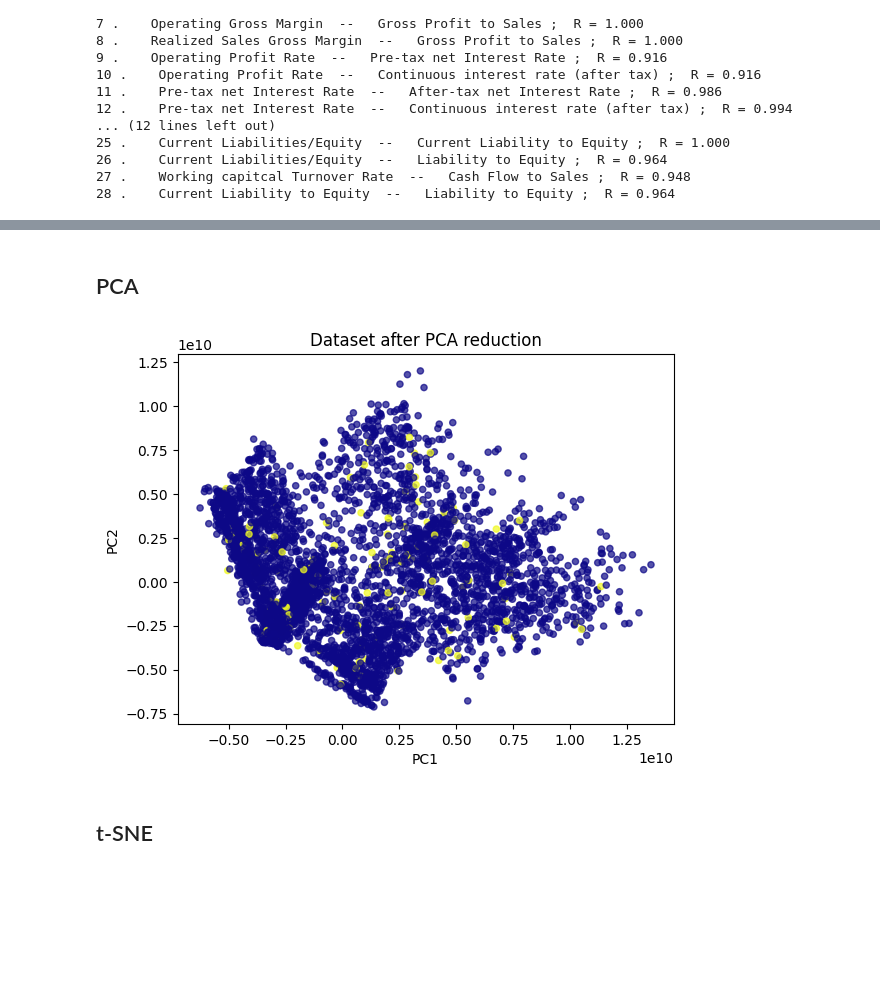
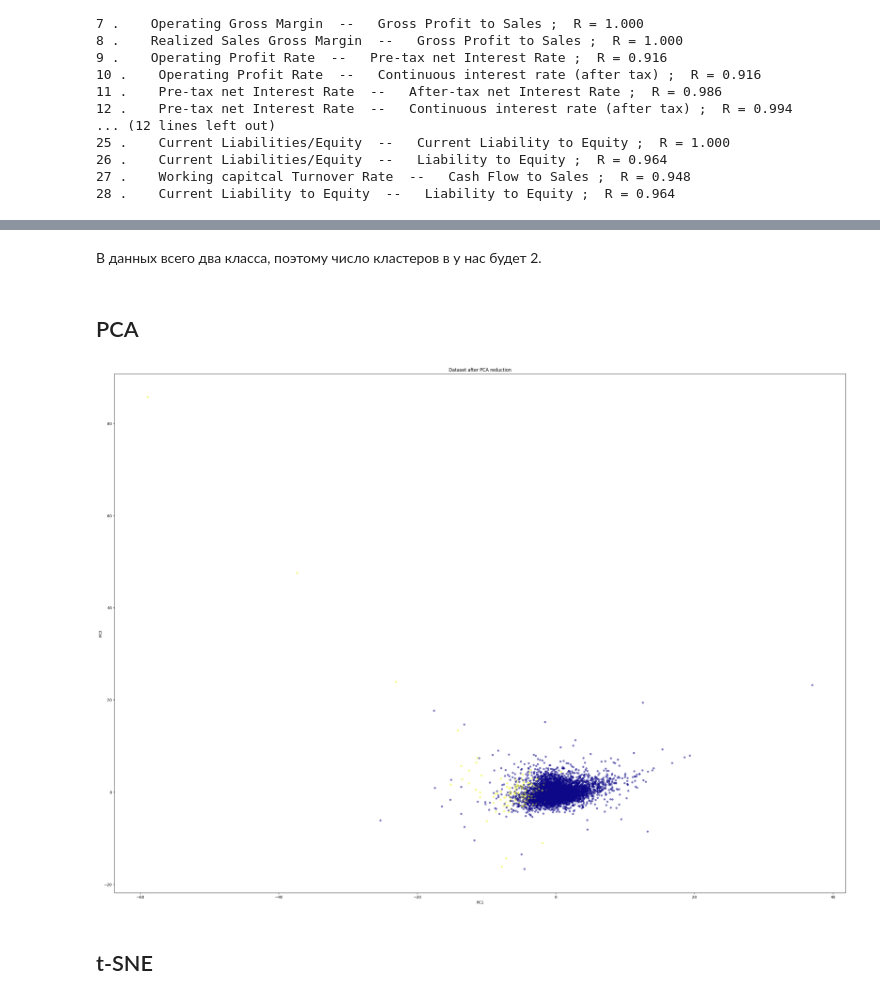
Before and after one commit to rustam-azimov/ml-course, a Jupyter notebook: homework/hw6.ipynb, the cells around one changed output, grey strips where cells are left out. Saved outputs shown, nothing was run; the diff lists cells and outputs as text; code cells hidden in the pictures; blank space fills up the shorter version.

```diff
--- a/homework/hw6.ipynb
+++ b/homework/hw6.ipynb
@@ -185,0 +195,7 @@ X_test_scaled = scaler.transform(X_test)
+# %%
+from yellowbrick.cluster import KElbowVisualizer
+model = KMeans(random_state=42)
+
+visualizer = KElbowVisualizer(model, k=(1,8), timings= True)
+visualizer.fit(df)
+visualizer.show()
@@ -185,0 +205,2 @@ X_test_scaled = scaler.transform(X_test)
+# %% [markdown]
+В данных всего два класса, поэтому число кластеров в у нас будет 2.
@@ -186,17 +235,28 @@ X_test_scaled = scaler.transform(X_test)
 # %% [markdown]
 ## PCA
+# %%
+X = df.drop(['Bankrupt?'], axis=1)
+y = df['Bankrupt?']
+
+X_train, X_test, y_train, y_test = train_test_split(X, y, test_size=0.2, shuffle=True, random_state=42)
+# %%
+scaler = StandardScaler()
+
+scaled_X_train = scaler.fit_transform(X_train)
+scaled_X_test = scaler.fit_transform(X_test)
+# %%
+from sklearn.decomposition import PCA
+
+pca = PCA(n_components=2, random_state=42)
+X_train_pca = pca.fit_transform(scaled_X_train)
+X_test_pca = pca.transform(scaled_X_test)
 # %%
-from sklearn.decomposition import PCA
-
-pca = PCA(n_components=2)
-X_train_pca = pca.fit_transform(X_train)
-X_test_pca = pca.transform(X_test)
-
-plt.scatter(X_train_pca[:, 0], X_train_pca[:, 1], c=y_train, alpha=0.7, s=20, cmap=plt.cm.get_cmap('plasma'))
+plt.figure(figsize=(35, 25))
+plt.scatter(X_train_pca[:, 0], X_train_pca[:, 1], c=y_train, alpha=0.5, s=20, cmap=plt.cm.get_cmap('plasma'))
 
 plt.xlabel('PC1')
 plt.ylabel('PC2')
 plt.title('Dataset after PCA reduction');
 plt.show()
 # %% [output]
-[figure, old version]
+[figure, new version]
```
Also changed, not shown: parts of 37 cells of this notebook.
